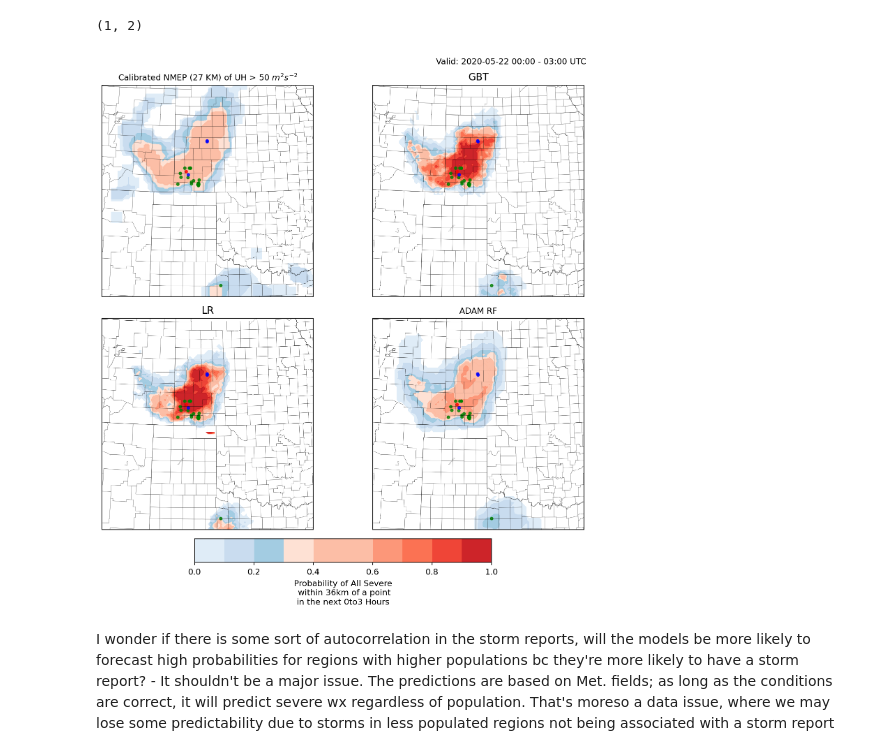
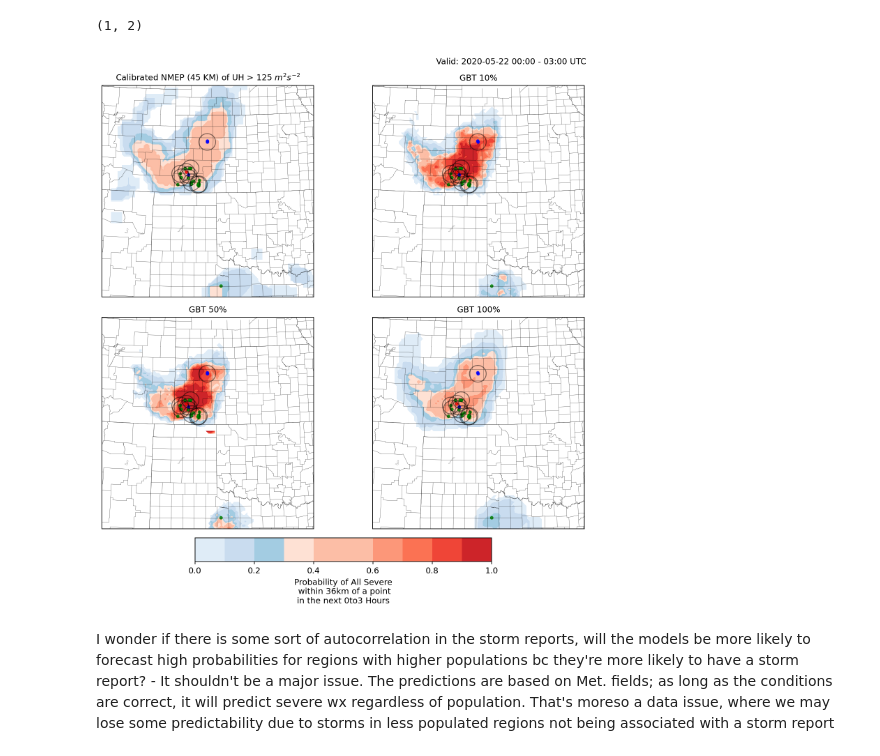
Before and after one commit to NOAA-National-Severe-Storms-Laboratory/frdd-wofs-ml-w2w, a Jupyter notebook: notebooks/visualize_predictions.ipynb, the cells around one changed output. Cells and saved outputs as stored; diff of their text form; code cells hidden in the pictures.

Commit message:
Updated Tuned Estimator notebook in preparation for transition from CalibratedHyperOptPipeline to Tuned Estimator

```diff
--- a/notebooks/visualize_predictions.ipynb
+++ b/notebooks/visualize_predictions.ipynb
@@ -281,7 +281,7 @@ titles = {'hail' : 'Severe Hail',
 baseline_names = {'hail' : 'Calibrated NMEP (45 km) of HAILCAST > 1.0 in',
                   'wind' : 'Calibrated NMEP (45 km) of 80-m wind speed > 40 kts',
                   'tornado' : r'Calibrated NMEP (45 km) of UH > 150 $m^2 s^{-2}$',
-                  'all' : r'Calibrated NMEP (27 KM) of UH > 50 $m^2 s^{-2}$'
+                  'all' : r'Calibrated NMEP (45 KM) of UH > 125 $m^2 s^{-2}$'
                  } #Need to update the UH threshold title
 # %%
 #rprt_df=geo_df.copy()
@@ -300,7 +300,8 @@ fig, axes = plt.subplots(figsize=(10,8), facecolor='w',
 
 #models = ['BL', 'hist', 'logistic', 'random'] #random/ADAM
 models = ['BL', 'hist', 'hist', 'hist']
-model_names = [baseline_names[hazard], 'GBT', 'LR', 'ADAM RF'] #RF/ADAM
+#model_names = [baseline_names[hazard], 'GBT', 'LR', 'ADAM RF']
+model_names = [baseline_names[hazard], 'GBT 10%', 'GBT 50%', 'GBT 100%']#RF/ADAM
 p=[None, 10, 50, 100]
 
 if hazard != 'tornado':
@@ -331,37 +332,36 @@ for ax, model, name, percent in zip(axes.flat, models, model_names, p):
         _points = points[hazard]
         ax.scatter(_points[:,1],_points[:,0], s=10, color='k', alpha=0.8, zorder=1, transform=crs)
 
 
     ax = set_extent(ax, projection , crs, lats, lons,)
     fontsize = 10 if len(name) > 5 else 12
     ax.set_title(name, fontsize=fontsize)
 
 fig.tight_layout()
 #plt.subplots_adjust(hspace=0.2, wspace=0.0)
 axes[0,1].annotate(title, (0.3, 1.1), xycoords='axes fraction', fontsize=10, color='k')
 
 cax = fig.add_axes([0.25, -0.05, 0.5, 0.05])
 
 fig.colorbar(cf,
            cax=cax,
            label=f'Probability of {titles[hazard]}\n within {scale} of a point\nin the next {TIMESCALE} Hours', #shouldn't this be 36km?
           orientation='horizontal')
 
-
 #Add 36/18/9km radius to storm reports
-if False:
+if True:
     for ax in axes.flat:
         if All:
             for Lorem in ['hail','wind','tornado']:
                 _points = points[Lorem]
-                for pair in zip(_points[:,1], _points[:,0]):
+                for pair in zip(_points[::3,1], _points[::3,0]):
                     repX, repY = circleofRadius(pair[1],pair[0], 36)
-                    ax.plot(repX, repY, transform=crs, color='k', linewidth=1)
+                    ax.plot(repX, repY, transform=crs, color='k', linewidth=1, alpha=0.5)
         else:
             for pair in zip(_points[:,1], _points[:,0]):
                 repX, repY = circleofRadius(pair[1],pair[0], 36)
                 ax.plot(repX, repY, transform=crs, color='k', linewidth=1)
 # %% [output]
-[figure, old version]
+[figure, new version]
 # %%
 def circleofRadius(lat, lon, radiuskm):
```
Also changed, not shown: parts of 1 cell of this notebook, 3 other files.
